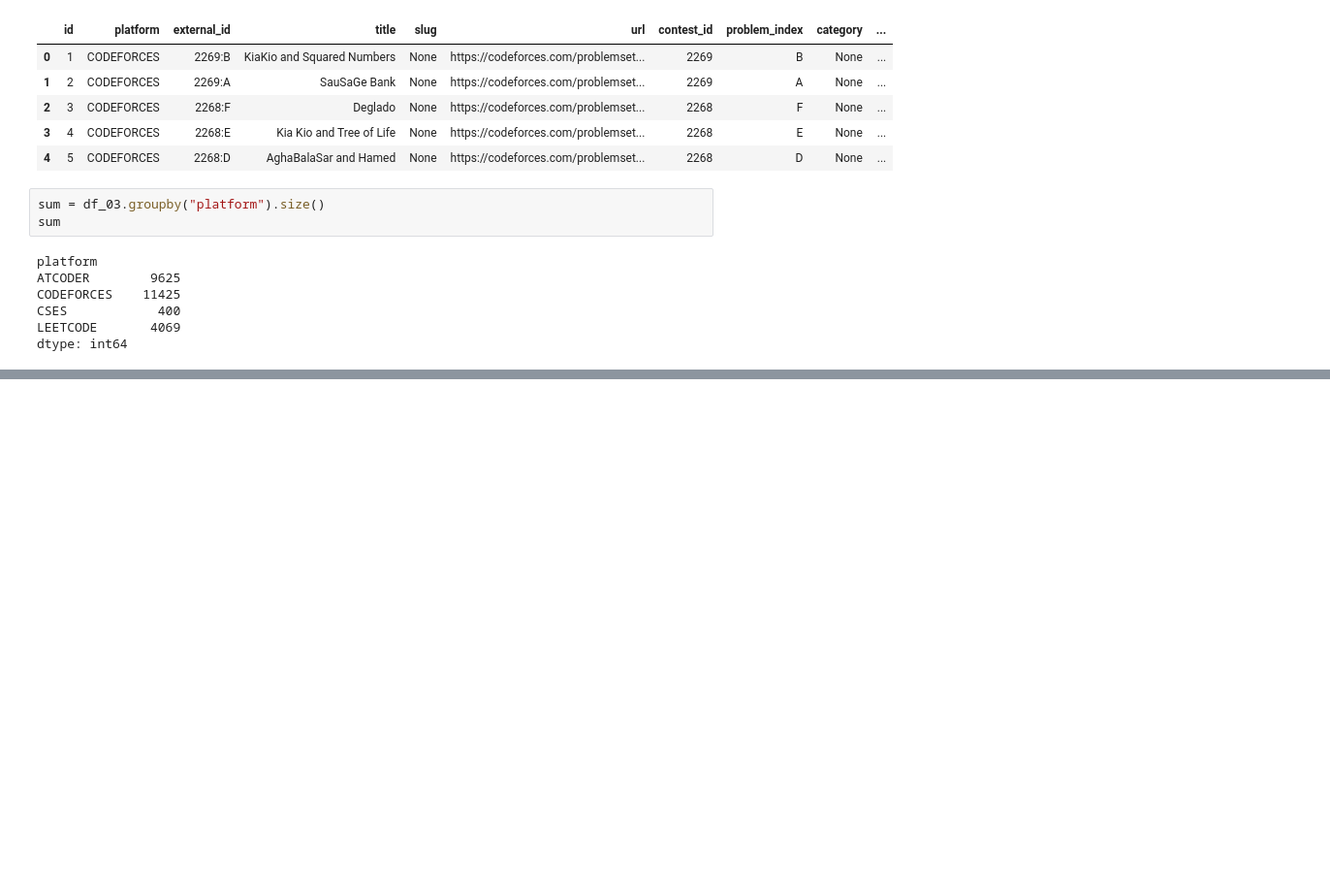
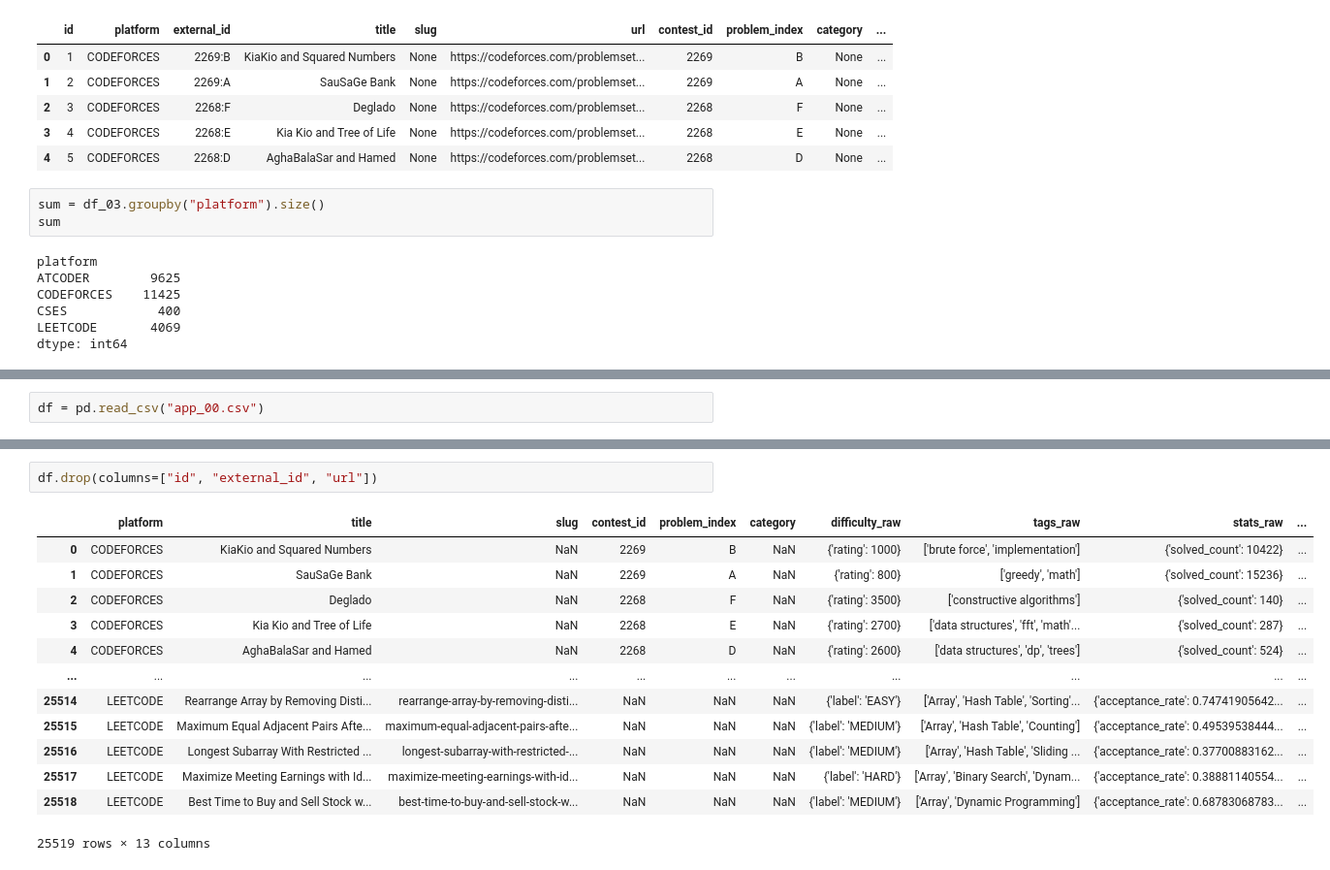
Before and after one commit to Batata-Vada/project_red, a Jupyter notebook: main.ipynb, the cells around one changed output, grey strips where cells are left out. Shown at 97% size. Saved outputs shown, nothing was run; the diff lists cells and outputs as text; blank space fills up the shorter version.

```diff
--- a/main.ipynb
+++ b/main.ipynb
@@ -49,0 +60,2 @@ dtype: int64
+# %%
+df = pd.read_csv("app_00.csv")
@@ -49,0 +80,16 @@ dtype: int64
+# %%
+df.drop(columns=["id", "external_id", "url"])
+# %% [output]
+|  | platform | title | slug | contest_id | problem_index | category | difficulty_raw | tags_raw | stats_raw | ... |
+| 0 | CODEFORCES | KiaKio and Squared Numbers | NaN | 2269 | B | NaN | {'rating': 1000} | ['brute force', 'implementation'] | {'solved_count': 10422} | ... |
+| 1 | CODEFORCES | SauSaGe Bank | NaN | 2269 | A | NaN | {'rating': 800} | ['greedy', 'math'] | {'solved_count': 15236} | ... |
+| 2 | CODEFORCES | Deglado | NaN | 2268 | F | NaN | {'rating': 3500} | ['constructive algorithms'] | {'solved_count': 140} | ... |
+| 3 | CODEFORCES | Kia Kio and Tree of Life | NaN | 2268 | E | NaN | {'rating': 2700} | ['data structures', 'fft', 'math'... | {'solved_count': 287} | ... |
+| 4 | CODEFORCES | AghaBalaSar and Hamed | NaN | 2268 | D | NaN | {'rating': 2600} | ['data structures', 'dp', 'trees'] | {'solved_count': 524} | ... |
+| ... | ... | ... | ... | ... | ... | ... | ... | ... | ... | ... |
+| 25514 | LEETCODE | Rearrange Array by Removing Disti... | rearrange-array-by-removing-disti... | NaN | NaN | NaN | {'label': 'EASY'} | ['Array', 'Hash Table', 'Sorting'... | {'acceptance_rate': 0.74741905642... | ... |
+| 25515 | LEETCODE | Maximum Equal Adjacent Pairs Afte... | maximum-equal-adjacent-pairs-afte... | NaN | NaN | NaN | {'label': 'MEDIUM'} | ['Array', 'Hash Table', 'Counting'] | {'acceptance_rate': 0.49539538444... | ... |
+| 25516 | LEETCODE | Longest Subarray With Restricted ... | longest-subarray-with-restricted-... | NaN | NaN | NaN | {'label': 'MEDIUM'} | ['Array', 'Hash Table', 'Sliding ... | {'acceptance_rate': 0.37700883162... | ... |
+| 25517 | LEETCODE | Maximize Meeting Earnings with Id... | maximize-meeting-earnings-with-id... | NaN | NaN | NaN | {'label': 'HARD'} | ['Array', 'Binary Search', 'Dynam... | {'acceptance_rate': 0.38881140554... | ... |
+| 25518 | LEETCODE | Best Time to Buy and Sell Stock w... | best-time-to-buy-and-sell-stock-w... | NaN | NaN | NaN | {'label': 'MEDIUM'} | ['Array', 'Dynamic Programming'] | {'acceptance_rate': 0.68783068783... | ... |
+25519 rows × 13 columns
```
Also changed, not shown: parts of 6 cells of this notebook, 1 other file.
